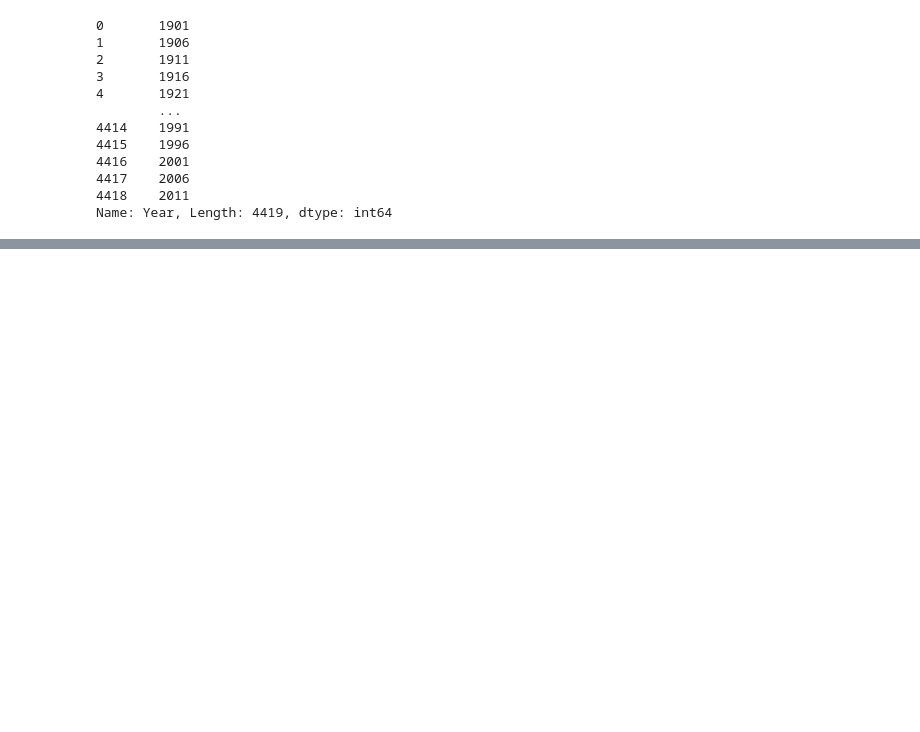
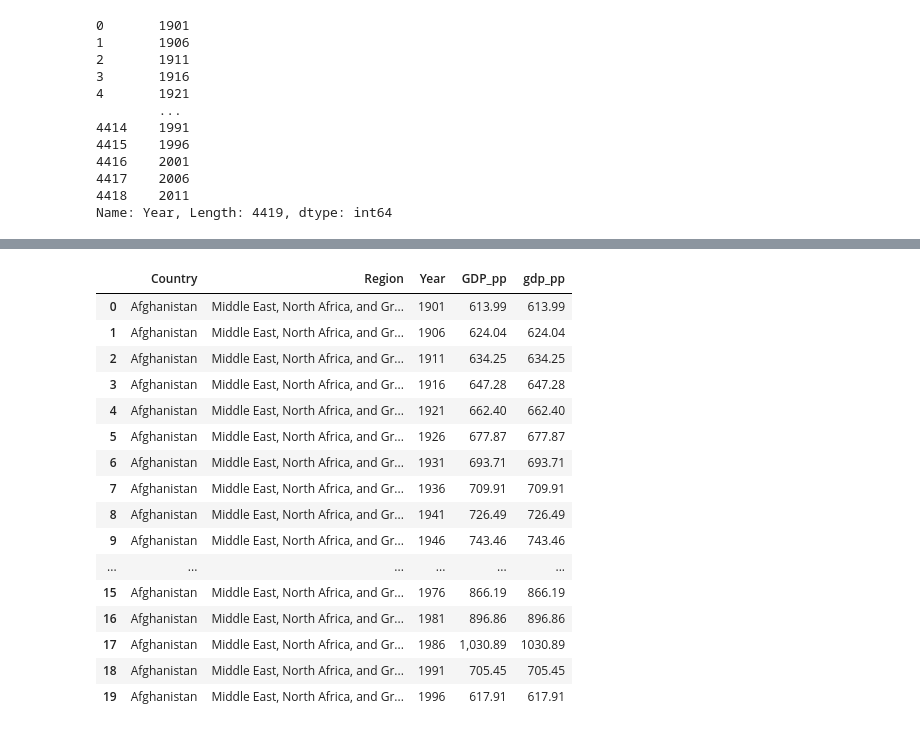
Before and after one commit to ludiemert/Analyzing_Data_Pandas_SQL, a Jupyter notebook: 4_Projectos/2_DataAnalysis_Global_Obesity/GDP_Per_Person.ipynb, the cells around one changed output, grey strips where cells are left out. Cells and saved outputs as stored; diff of their text form; code cells hidden in the pictures; blank space fills up the shorter version.

Commit message:
clean data table

```diff
--- a/4_Projectos/2_DataAnalysis_Global_Obesity/GDP_Per_Person.ipynb
+++ b/4_Projectos/2_DataAnalysis_Global_Obesity/GDP_Per_Person.ipynb
@@ -63,3 +63,6 @@ df_gdp["Year"].apply(lambda x: int(x.split("/")[-1]))
 4417    2006
 4418    2011
 Name: Year, Length: 4419, dtype: int64
+# %%
+# subscrever a coluna Year e executar
+df_gdp["Year"] = df_gdp["Year"].apply(lambda x: int(x.split("/")[-1]))
@@ -65,0 +109,6 @@ Name: Year, Length: 4419, dtype: int64
+# %%
+# criar uma nova Serie sem perder a outra
+df_gdp["gdp_pp"] = df_gdp[" GDP_pp "].apply(lambda x: float(x.split()[0]))
+
+#  ValueError: could not convert string to float: '1,030.89'
+# series com outros tipos de dados de , e ponto .
@@ -65,0 +147,23 @@ Name: Year, Length: 4419, dtype: int64
+# %%
+# substituir os valores da , => serei limpa
+df_gdp["gdp_pp"] = df_gdp[" GDP_pp "].apply(lambda x: float(x.split()[0].replace(",", "")))
+# %%
+df_gdp.head(20)
+# %% [output]
+|  | Country | Region | Year | GDP_pp | gdp_pp |
+| 0 | Afghanistan | Middle East, North Africa, and Gr... | 1901 | 613.99 | 613.99 |
+| 1 | Afghanistan | Middle East, North Africa, and Gr... | 1906 | 624.04 | 624.04 |
+| 2 | Afghanistan | Middle East, North Africa, and Gr... | 1911 | 634.25 | 634.25 |
+| 3 | Afghanistan | Middle East, North Africa, and Gr... | 1916 | 647.28 | 647.28 |
+| 4 | Afghanistan | Middle East, North Africa, and Gr... | 1921 | 662.40 | 662.40 |
+| 5 | Afghanistan | Middle East, North Africa, and Gr... | 1926 | 677.87 | 677.87 |
+| 6 | Afghanistan | Middle East, North Africa, and Gr... | 1931 | 693.71 | 693.71 |
+| 7 | Afghanistan | Middle East, North Africa, and Gr... | 1936 | 709.91 | 709.91 |
+| 8 | Afghanistan | Middle East, North Africa, and Gr... | 1941 | 726.49 | 726.49 |
+| 9 | Afghanistan | Middle East, North Africa, and Gr... | 1946 | 743.46 | 743.46 |
+| ... | ... | ... | ... | ... | ... |
+| 15 | Afghanistan | Middle East, North Africa, and Gr... | 1976 | 866.19 | 866.19 |
+| 16 | Afghanistan | Middle East, North Africa, and Gr... | 1981 | 896.86 | 896.86 |
+| 17 | Afghanistan | Middle East, North Africa, and Gr... | 1986 | 1,030.89 | 1030.89 |
+| 18 | Afghanistan | Middle East, North Africa, and Gr... | 1991 | 705.45 | 705.45 |
+| 19 | Afghanistan | Middle East, North Africa, and Gr... | 1996 | 617.91 | 617.91 |
```
Also changed, not shown: parts of 14 cells of this notebook.
